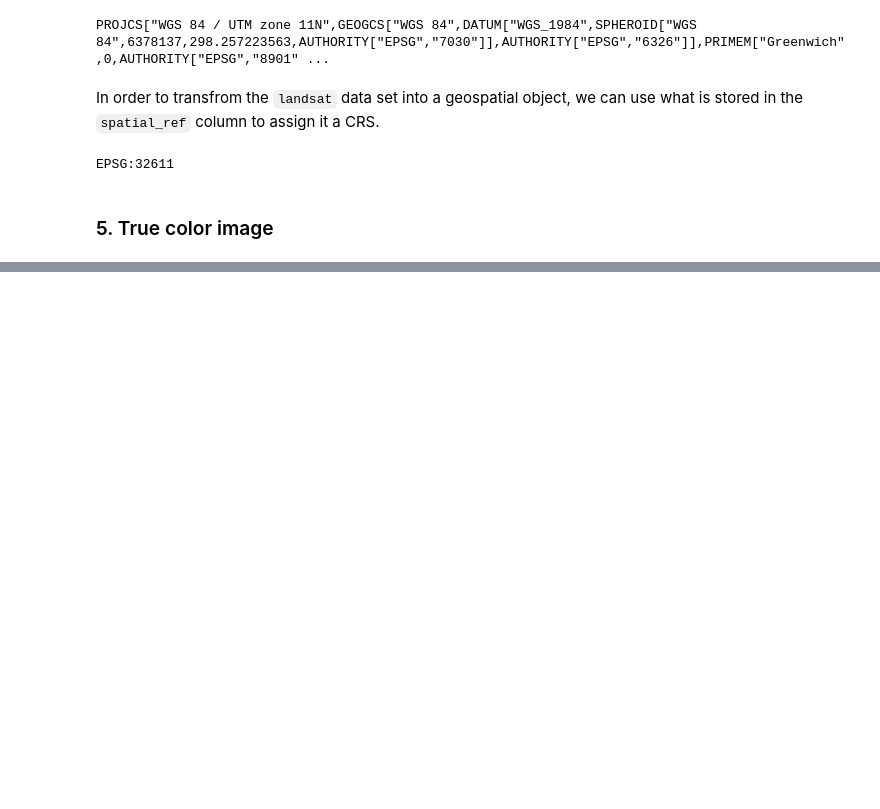
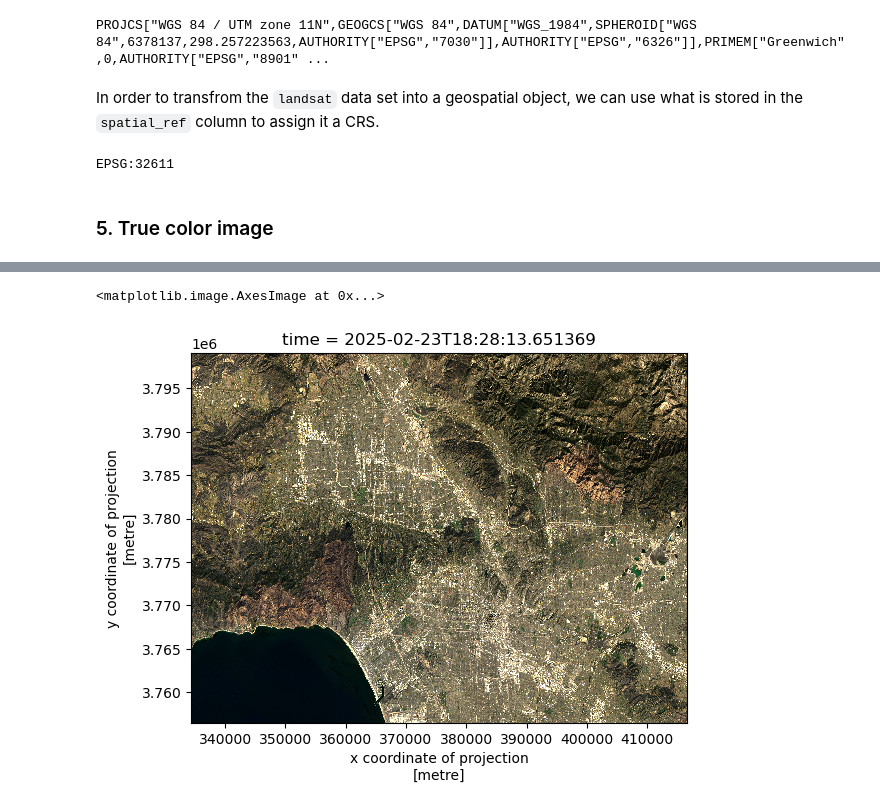
Before and after one commit to sofiasarak/eds220-hwk4, a Jupyter notebook: hwk4-task2-false-color-SARAK.ipynb, the cells around one changed output, grey strips where cells are left out. Cells and saved outputs as stored; diff of their text form; code cells hidden in the pictures; blank space fills up the shorter version.

```diff
--- a/hwk4-task2-false-color-SARAK.ipynb
+++ b/hwk4-task2-false-color-SARAK.ipynb
@@ -125,0 +176,6 @@ EPSG:32611
+# %%
+# e. Plot true color image (this time, without the warnings)
+landsat[['red', 'green', 'blue']].to_array().plot.imshow(robust = True)
+# %% [output]
+<matplotlib.image.AxesImage at 0x...>
+[figure, added]
```
Also changed, not shown: parts of 15 cells of this notebook, 1 other file.
